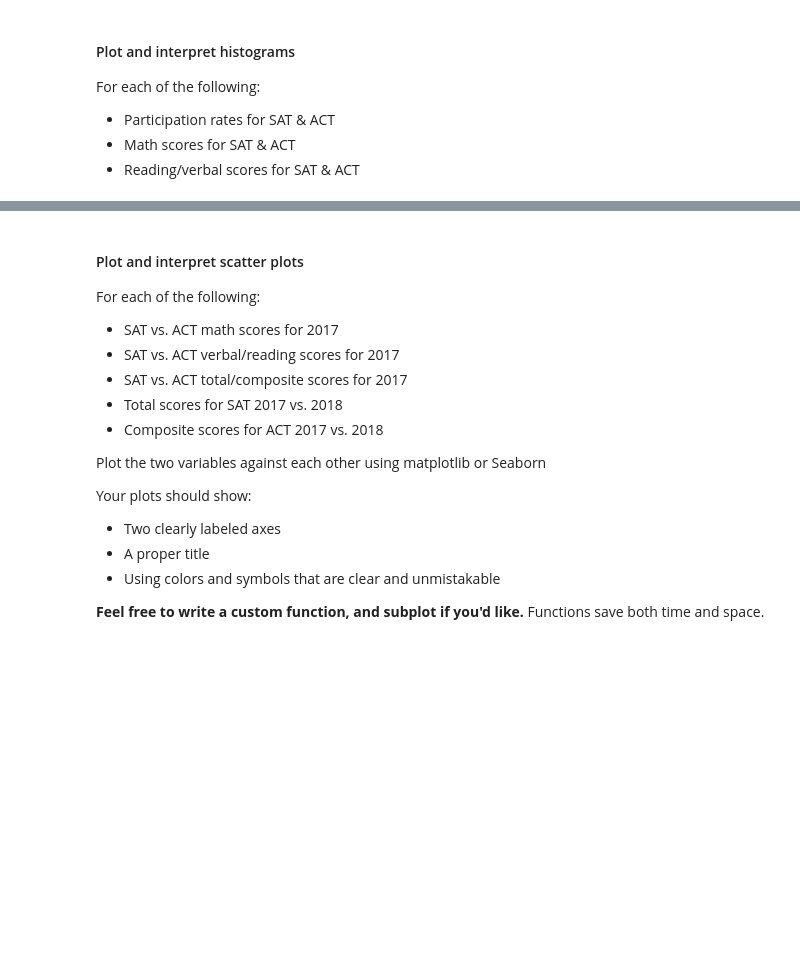
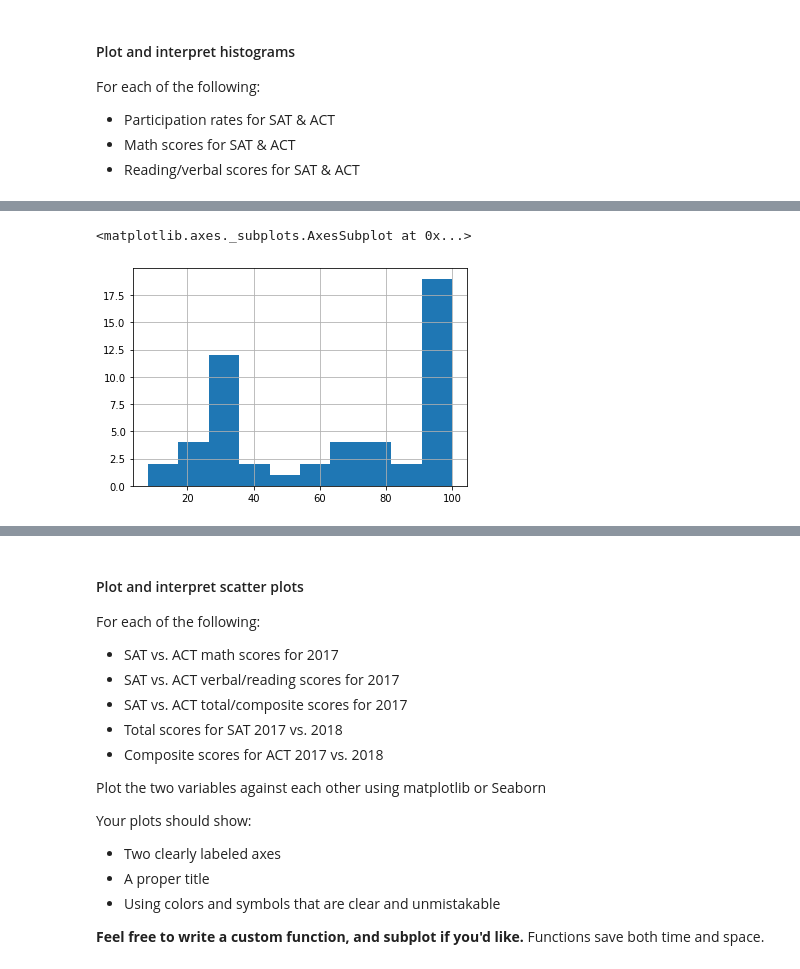
Before and after one commit to alexsimonsays/SAT_ACT_analysis, a Jupyter notebook: code/starter-code.ipynb, the cells around one changed output, grey strips where cells are left out. Drawn from its saved outputs; the diff is of its cells as text; code cells hidden in the pictures; blank space fills up the shorter version.

```diff
--- a/code/starter-code.ipynb
+++ b/code/starter-code.ipynb
@@ -472,0 +517,7 @@ For each of the following:
+# %%
+combined_all['Participation_y'].hist()
+
+# 2017 ACT participation
+# %% [output]
+<matplotlib.axes._subplots.AxesSubplot at 0x...>
+[figure, added]
```
Also changed, not shown: parts of 21 cells of this notebook.
